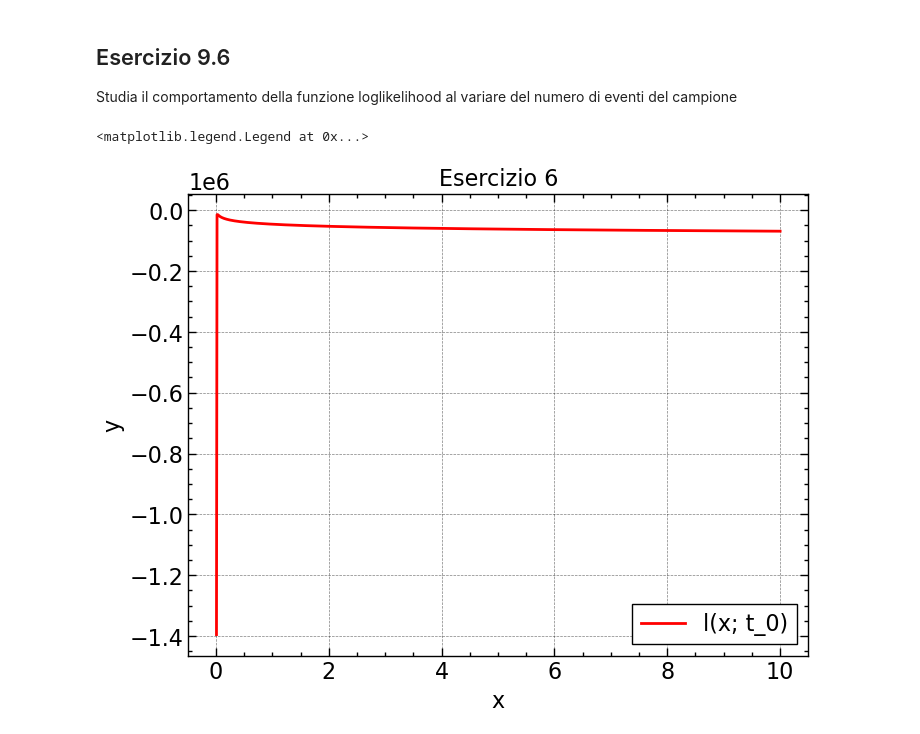
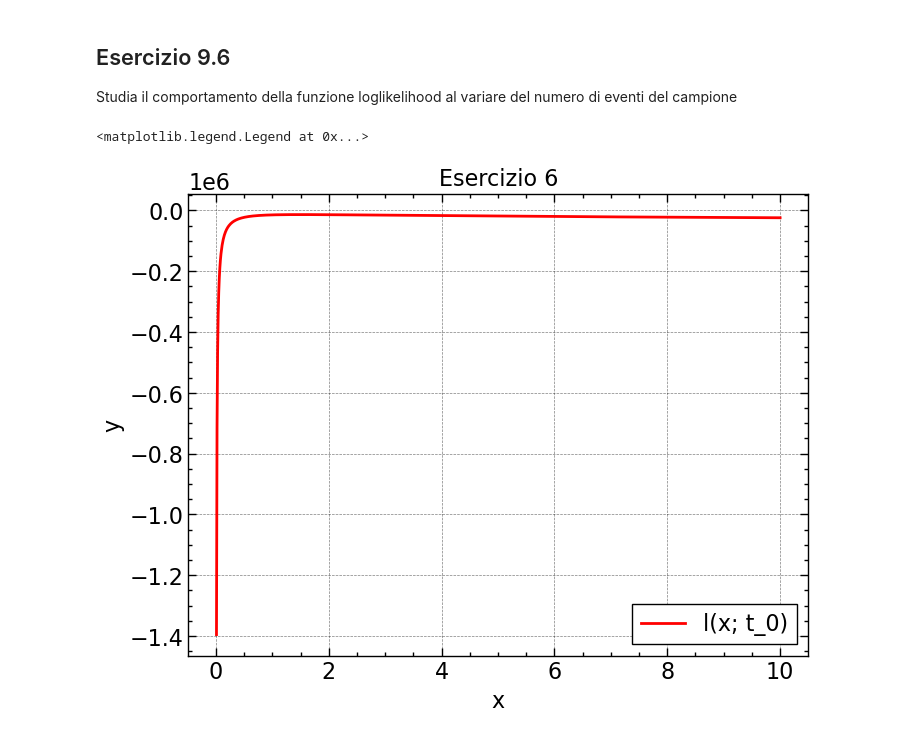
Before and after one commit to mscamp/LabStatisticaPY, a Jupyter notebook: Esercizi/Lezione09/esercizi_lezione09.ipynb, the cells around one changed output. Drawn from its saved outputs; the diff is of its cells as text; code cells hidden in the pictures.

```diff
--- a/Esercizi/Lezione09/esercizi_lezione09.ipynb
+++ b/Esercizi/Lezione09/esercizi_lezione09.ipynb
@@ -99,22 +99,22 @@ Studia il comportamento della funzione loglikelihood al variare del numero di ev
 # %%
 # Variabili
 x_min: float = 0.01
 x_max: float = 10.0
 x_coord = np.linspace(x_min, x_max, 1000)
 ll = np.arange(0.01, len(x_coord))
 
 for i in range(len(x_coord)):
-    ll[i] = loglikelihood(exp_pdf, sample_exp, ll[i])
+    ll[i] = loglikelihood(exp_pdf, sample_exp, x_coord[i])
 
 # Plot
 plt.style.use(["science", "notebook", "grid"])
 fig, ax = plt.subplots(nrows = 1, ncols = 1)
 ax.set_title("Esercizio 6")
 ax.set_xlabel("x")
 ax.set_ylabel("y")
 
 ax.plot(x_coord, ll, color = "red", label = "l(x; t_0)")
 ax.legend(fancybox = False, edgecolor = "black")
 # %% [output]
 <matplotlib.legend.Legend at 0x...>
-[figure, old version]
+[figure, new version]
```
